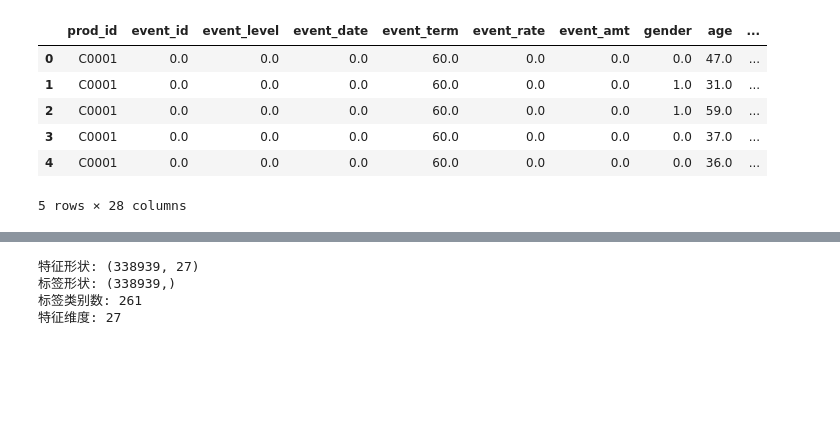
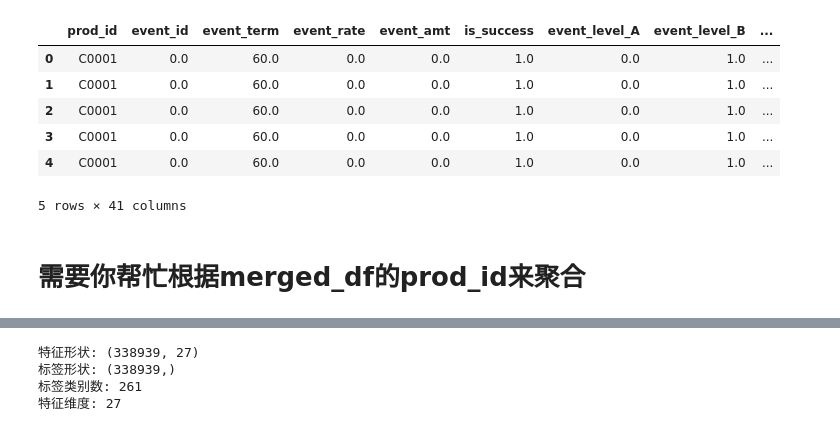
Before and after one commit to carloschen-2004/The-4th-China-Graduate-Financial-Technology-Innovation-Competition, a Jupyter notebook: Chenshi/Transformer_baseline.ipynb, the cells around one changed output, grey strips where cells are left out. Saved outputs shown, nothing was run; the diff lists cells and outputs as text; code cells hidden in the pictures; blank space fills up the shorter version.

```diff
--- a/Chenshi/Transformer_baseline.ipynb
+++ b/Chenshi/Transformer_baseline.ipynb
@@ -61,10 +32,0 @@ dtype: object
-# %%
-merged_df.head()
-# %% [output]
-|  | prod_id | event_id | event_level | event_date | event_term | event_rate | event_amt | gender | age | ... |
-| 0 | C0001 | 0.0 | 0.0 | 0.0 | 60.0 | 0.0 | 0.0 | 0.0 | 47.0 | ... |
-| 1 | C0001 | 0.0 | 0.0 | 0.0 | 60.0 | 0.0 | 0.0 | 1.0 | 31.0 | ... |
-| 2 | C0001 | 0.0 | 0.0 | 0.0 | 60.0 | 0.0 | 0.0 | 1.0 | 59.0 | ... |
-| 3 | C0001 | 0.0 | 0.0 | 0.0 | 60.0 | 0.0 | 0.0 | 0.0 | 37.0 | ... |
-| 4 | C0001 | 0.0 | 0.0 | 0.0 | 60.0 | 0.0 | 0.0 | 0.0 | 36.0 | ... |
-5 rows × 28 columns
@@ -70,0 +42,23 @@ merged_df.head()
+# %%
+#==== 合并数据 ====#
+merged_df = pd.merge(event_df, cust_df, on='cust_no', how='left')
+merged_df = pd.merge(merged_df, product_df, on='prod_id', how='left')
+merged_df.fillna(0, inplace=True)
+merged_df = merged_df.drop(['cust_no','event_level','event_type','event_date','A','B','D','__sheet__'],axis=1)
+
+# 定义需要保留为object类型的列
+cols_to_keep_as_object = ['prod_id', 'prod_cat']
+cols_to_convert = merged_df.columns.difference(cols_to_keep_as_object)
+merged_df[cols_to_convert] = merged_df[cols_to_convert].astype('float32')
+
+merged_df.head()
+# %% [output]
+|  | prod_id | event_id | event_term | event_rate | event_amt | is_success | event_level_A | event_level_B | ... |
+| 0 | C0001 | 0.0 | 60.0 | 0.0 | 0.0 | 1.0 | 0.0 | 1.0 | ... |
+| 1 | C0001 | 0.0 | 60.0 | 0.0 | 0.0 | 1.0 | 0.0 | 1.0 | ... |
+| 2 | C0001 | 0.0 | 60.0 | 0.0 | 0.0 | 1.0 | 0.0 | 1.0 | ... |
+| 3 | C0001 | 0.0 | 60.0 | 0.0 | 0.0 | 1.0 | 0.0 | 1.0 | ... |
+| 4 | C0001 | 0.0 | 60.0 | 0.0 | 0.0 | 1.0 | 0.0 | 1.0 | ... |
+5 rows × 41 columns
+# %% [markdown]
+# 需要你帮忙根据merged_df的prod_id来聚合
```
Also changed, not shown: parts of 13 cells of this notebook, 16 other files.
